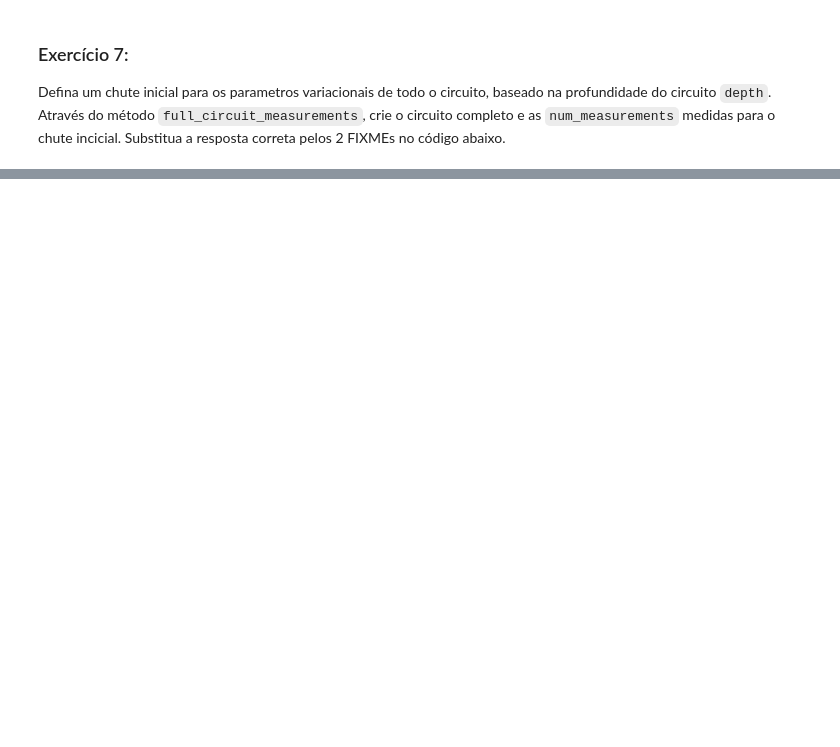
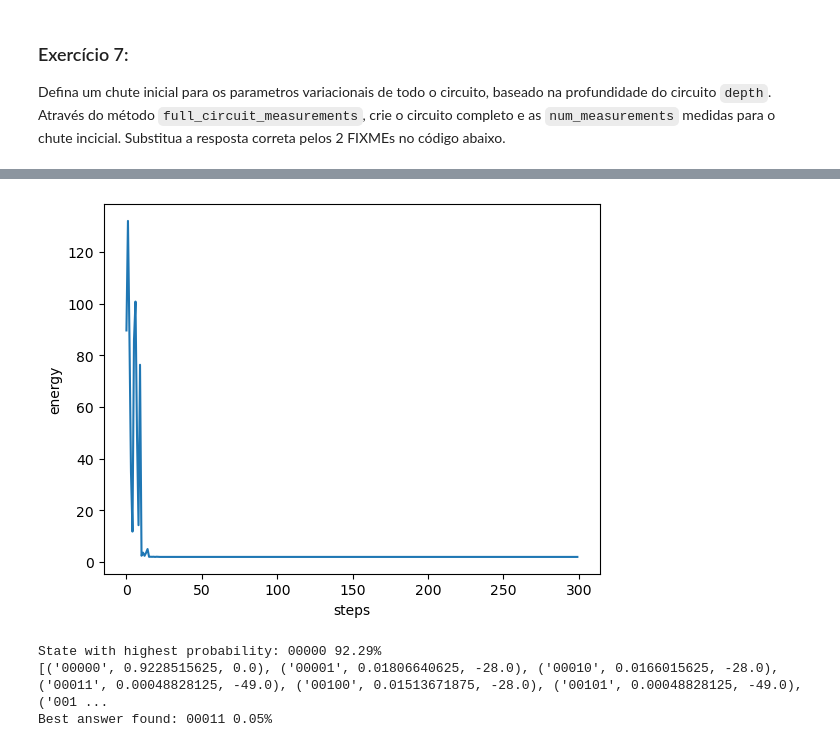
Before and after one commit to LAQCC/treinamento-cq-eb, a Jupyter notebook: Modulo_IV/Aula 4.4 - Problema do Clique/Aula44-Problema-do-Clique.ipynb, the cells around one changed output, grey strips where cells are left out. Cells and saved outputs as stored; diff of their text form; code cells hidden in the pictures; blank space fills up the shorter version.

```diff
--- a/Modulo_IV/Aula 4.4 - Problema do Clique/Aula44-Problema-do-Clique.ipynb
+++ b/Modulo_IV/Aula 4.4 - Problema do Clique/Aula44-Problema-do-Clique.ipynb
@@ -133,9 +128,9 @@ Neste problema, devemos considerar as constantes de penalidade satisfaznedo $A >
 Escreva a função objetivo inteira juntando os termos $H_a$ e $H_b$ com suas variáveis de penalidade.
 # %%
 # escreva a função objetivo
-H = A*Ha + B*Hb
+Hamil = A*Ha + B*Hb
 
-model = H.compile()
+model = Hamil.compile()
 qubo = model.to_qubo()
 print(qubo)
 # %% [output]
@@ -306,0 +268,6 @@ Repita o experimento algumas vezes para $K=3$. Comente os resultados.
+# %%
+circuit = qprog.to_circ()
+print("total number of gates: ", len(circuit.ops))
+print("Variables:", circuit.get_variables())
+# Display quantum circuit
+%qatdisplay circuit --svg
@@ -306,0 +278,21 @@ Repita o experimento algumas vezes para $K=3$. Comente os resultados.
+# %%
+# Create a job
+job = circuit.to_job(observable=hamiltonian_clique)
+
+result_list = []
+# Escolha um número de iterações adequado
+num_iterations = 50
+for _ in range(num_iterations):
+    # Inicialize p parâmetros gamma e p parâmetros beta iniciais entre os valores (0, 2*pi)
+    initial_parameters = [np.random.uniform(0, 2*np.pi) for _ in range(2*p)]
+    cobyla = ScipyMinimizePlugin(tol=1e-6,
+                                method="COBYLA",
+                                options={"maxiter": 300},
+                                x0=initial_parameters)
+    # Create a Quantum Processor Unit
+    qpu = get_default_qpu()
+
+    stack = cobyla | qpu
+
+    # Submit the job to the QPU
+    result_list.append(stack.submit(job))
@@ -306,0 +333,6 @@ Repita o experimento algumas vezes para $K=3$. Comente os resultados.
+# %%
+# Escolhendo o resultado com o menor valor esperado
+result = min(result_list, key=lambda s: s.value)
+print("Final energy:", result.value)
+for key, value in result.meta_data.items():
+    print(key, ":", value)
@@ -306,0 +351,7 @@ Repita o experimento algumas vezes para $K=3$. Comente os resultados.
+# %%
+plt.plot(eval(result.meta_data["optimization_trace"]))
+plt.xlabel("steps")
+plt.ylabel("energy")
+plt.show()
+# %% [output]
+[figure, added]
@@ -306,0 +374,23 @@ Repita o experimento algumas vezes para $K=3$. Comente os resultados.
+# %%
+# Emulating a reasonable setup:
+# Drawing 2048 cuts
+sol_job = job(**eval(result.meta_data["parameter_map"]))
+sampling_job = sol_job.circuit.to_job(nbshots=2048)
+sol_res = qpu.submit(sampling_job)
+
+max_state = max([(s.state.value[0], s.probability) for s in sol_res], key=lambda s: s[1])
+print("State with highest probability:"
+      , max_state[0]
+      , "%.2f%%" % (100 * max_state[1]) )
+
+tuple_list = [(s.state.value[0], s.probability, clique_obj(s.state.value[0],qubo)) for s in sol_res]
+print(tuple_list)
+clique = min(tuple_list, key=lambda s: s[2])
+print(
+    "Best answer found:"
+    , clique[0]
+    , "%.2f%%" % (100 * clique[1]) )
+# %% [output]
+State with highest probability: 00000 92.29%
+[('00000', 0.9228515625, 0.0), ('00001', 0.01806640625, -28.0), ('00010', 0.0166015625, -28.0), ('00011', 0.00048828125, -49.0), ('00100', 0.01513671875, -28.0), ('00101', 0.00048828125, -49.0), ('001 ...
+Best answer found: 00011 0.05%
```
Also changed, not shown: parts of 22 cells of this notebook, 3 other files.
